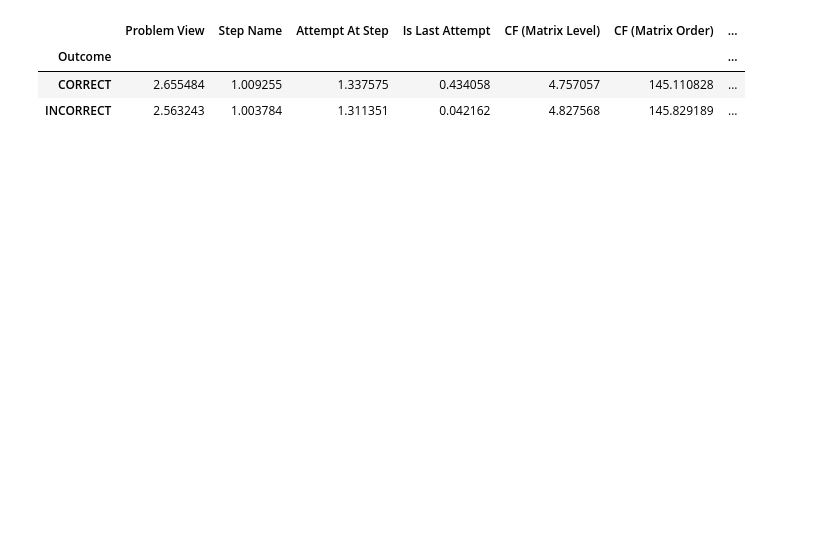
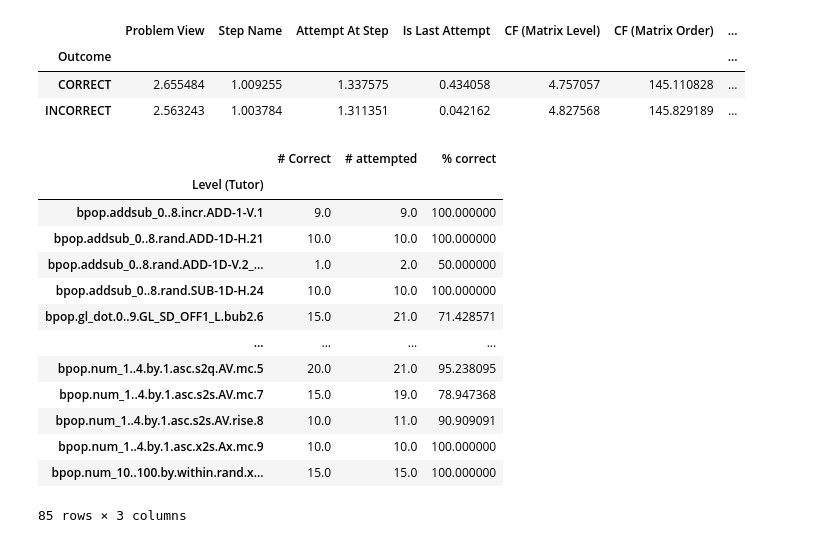
Before and after one commit to jithendaraa/RoboTutor-Analysis, a Jupyter notebook: analysis.ipynb, the cells around one changed output. Saved outputs shown, nothing was run; the diff lists cells and outputs as text; code cells hidden in the pictures; blank space fills up the shorter version.

```diff
--- a/analysis.ipynb
+++ b/analysis.ipynb
@@ -390,3 +371,19 @@ bpop_math_df.groupby('Outcome').mean()
 # %%
 # Probably very important data to know which items or 'Level (Tutor)' are easy or easy to learn
 data = result_df.groupby('Level (Tutor)').mean()
+data
+# %% [output]
+|  | # Correct | # attempted | % correct |
+| Level (Tutor) |  |  |  |
+| bpop.addsub_0..8.incr.ADD-1-V.1 | 9.0 | 9.0 | 100.000000 |
+| bpop.addsub_0..8.rand.ADD-1D-H.21 | 10.0 | 10.0 | 100.000000 |
+| bpop.addsub_0..8.rand.ADD-1D-V.2_... | 1.0 | 2.0 | 50.000000 |
+| bpop.addsub_0..8.rand.SUB-1D-H.24 | 10.0 | 10.0 | 100.000000 |
+| bpop.gl_dot.0..9.GL_SD_OFF1_L.bub2.6 | 15.0 | 21.0 | 71.428571 |
+| ... | ... | ... | ... |
+| bpop.num_1..4.by.1.asc.s2q.AV.mc.5 | 20.0 | 21.0 | 95.238095 |
+| bpop.num_1..4.by.1.asc.s2s.AV.mc.7 | 15.0 | 19.0 | 78.947368 |
+| bpop.num_1..4.by.1.asc.s2s.AV.rise.8 | 10.0 | 11.0 | 90.909091 |
+| bpop.num_1..4.by.1.asc.x2s.Ax.mc.9 | 10.0 | 10.0 | 100.000000 |
+| bpop.num_10..100.by.within.rand.x... | 15.0 | 15.0 | 100.000000 |
+85 rows × 3 columns
```
Also changed, not shown: parts of 18 cells of this notebook.
